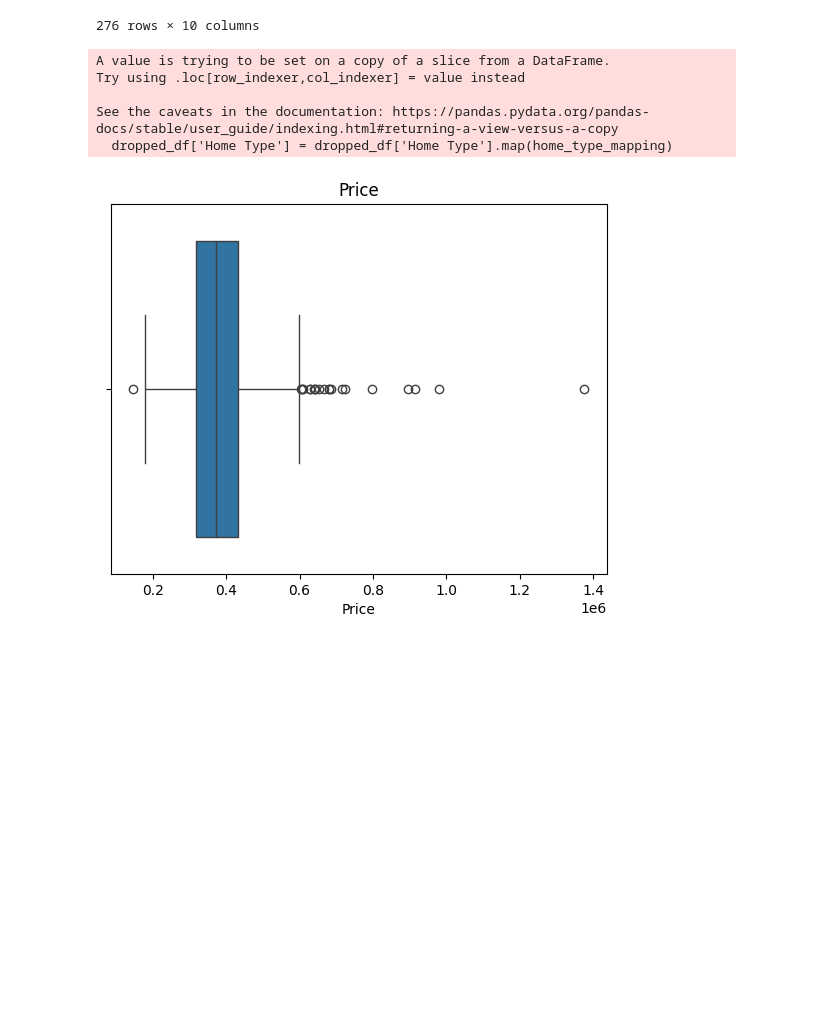
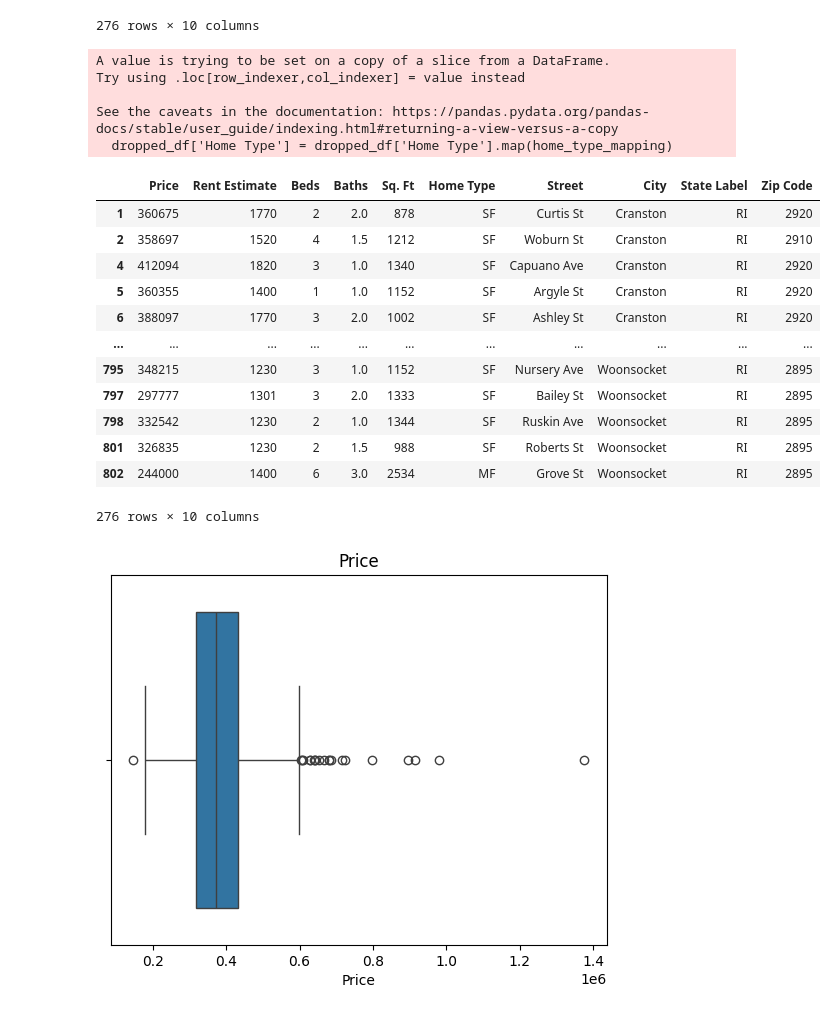
Before and after one commit to abiTheProgrammer/housing-rec-system, a Jupyter notebook: notebooks/eda.ipynb, the cells around one changed output. Saved outputs shown, nothing was run; the diff lists cells and outputs as text; code cells hidden in the pictures; blank space fills up the shorter version.

```diff
--- a/notebooks/eda.ipynb
+++ b/notebooks/eda.ipynb
@@ -317,19 +316,35 @@ See the caveats in the documentation: https://pandas.pydata.org/pandas-docs/stab
 276 rows × 10 columns
 # %%
 home_type_mapping = {
-    'Single-Family': 'S',
-    'Multi-Family': 'M',
-    'Condo': 'C'
+    'Single-Family': 'SF',
+    'Multi-Family': 'MF',
+    'Condo': 'CON',
+    'Mobile Home': 'MH',
+    'Commercial': 'COM'
 }
 
 # Apply the mapping to the "Home Type" column
 dropped_df['Home Type'] = dropped_df['Home Type'].map(home_type_mapping)
+dropped_df
 # %% [output]
 A value is trying to be set on a copy of a slice from a DataFrame.
 Try using .loc[row_indexer,col_indexer] = value instead
 
 See the caveats in the documentation: https://pandas.pydata.org/pandas-docs/stable/user_guide/indexing.html#returning-a-view-versus-a-copy
   dropped_df['Home Type'] = dropped_df['Home Type'].map(home_type_mapping)
+|  | Price | Rent Estimate | Beds | Baths | Sq. Ft | Home Type | Street | City | State Label | Zip Code |
+| 1 | 360675 | 1770 | 2 | 2.0 | 878 | SF | Curtis St | Cranston | RI | 2920 |
+| 2 | 358697 | 1520 | 4 | 1.5 | 1212 | SF | Woburn St | Cranston | RI | 2910 |
+| 4 | 412094 | 1820 | 3 | 1.0 | 1340 | SF | Capuano Ave | Cranston | RI | 2920 |
+| 5 | 360355 | 1400 | 1 | 1.0 | 1152 | SF | Argyle St | Cranston | RI | 2920 |
+| 6 | 388097 | 1770 | 3 | 2.0 | 1002 | SF | Ashley St | Cranston | RI | 2920 |
+| ... | ... | ... | ... | ... | ... | ... | ... | ... | ... | ... |
+| 795 | 348215 | 1230 | 3 | 1.0 | 1152 | SF | Nursery Ave | Woonsocket | RI | 2895 |
+| 797 | 297777 | 1301 | 3 | 2.0 | 1333 | SF | Bailey St | Woonsocket | RI | 2895 |
+| 798 | 332542 | 1230 | 2 | 1.0 | 1344 | SF | Ruskin Ave | Woonsocket | RI | 2895 |
+| 801 | 326835 | 1230 | 2 | 1.5 | 988 | SF | Roberts St | Woonsocket | RI | 2895 |
+| 802 | 244000 | 1400 | 6 | 3.0 | 2534 | MF | Grove St | Woonsocket | RI | 2895 |
+276 rows × 10 columns
 # %%
 sns.boxplot(x = dropped_df["Price"])
 plt.title("Price")
```
Also changed, not shown: parts of 3 cells of this notebook.
